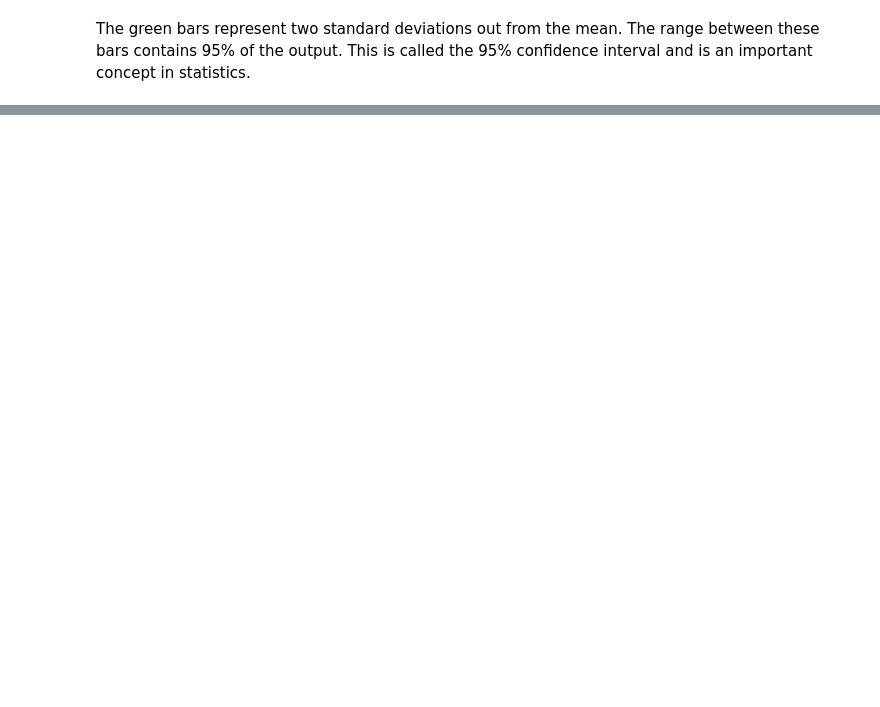
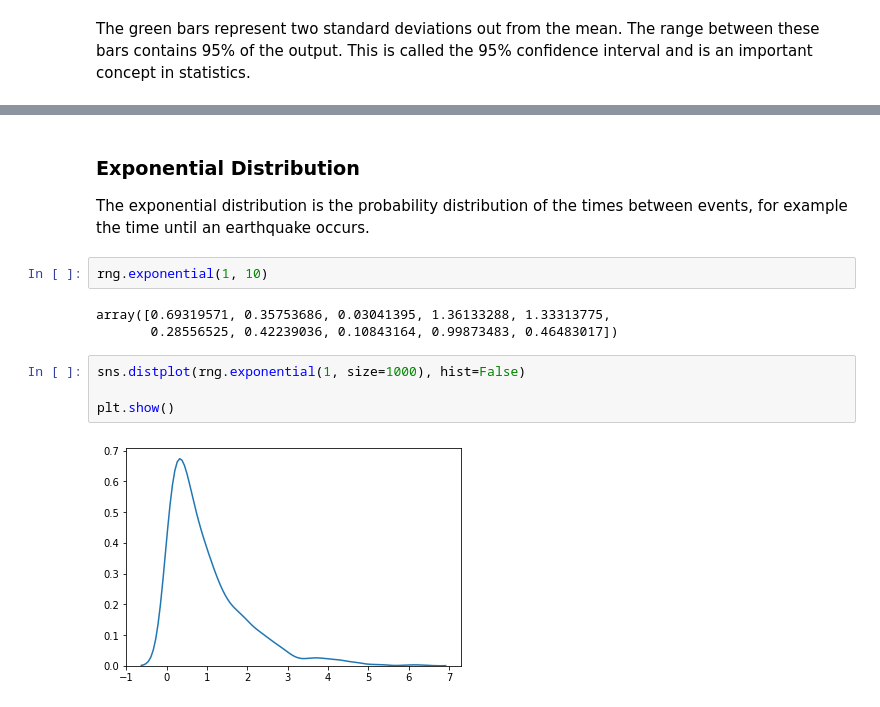
Before and after one commit to hayleydoherty/Programming-for-DA-Assignment, a Jupyter notebook: Assignment.ipynb, the cells around one changed output, grey strips where cells are left out. Drawn from its saved outputs; the diff is of its cells as text; blank space fills up the shorter version.

```diff
--- a/Assignment.ipynb
+++ b/Assignment.ipynb
@@ -471,0 +516,15 @@ plt.show()
+# %% [markdown]
+### Exponential Distribution
+
+The exponential distribution is the probability distribution of the times between events, for example the time until an earthquake occurs.
+# %%
+rng.exponential(1, 10)
+# %% [output]
+array([0.69319571, 0.35753686, 0.03041395, 1.36133288, 1.33313775,
+       0.28556525, 0.42239036, 0.10843164, 0.99873483, 0.46483017])
+# %%
+sns.distplot(rng.exponential(1, size=1000), hist=False)
+
+plt.show()
+# %% [output]
+[figure, added]
```
Also changed, not shown: parts of 86 cells of this notebook.
